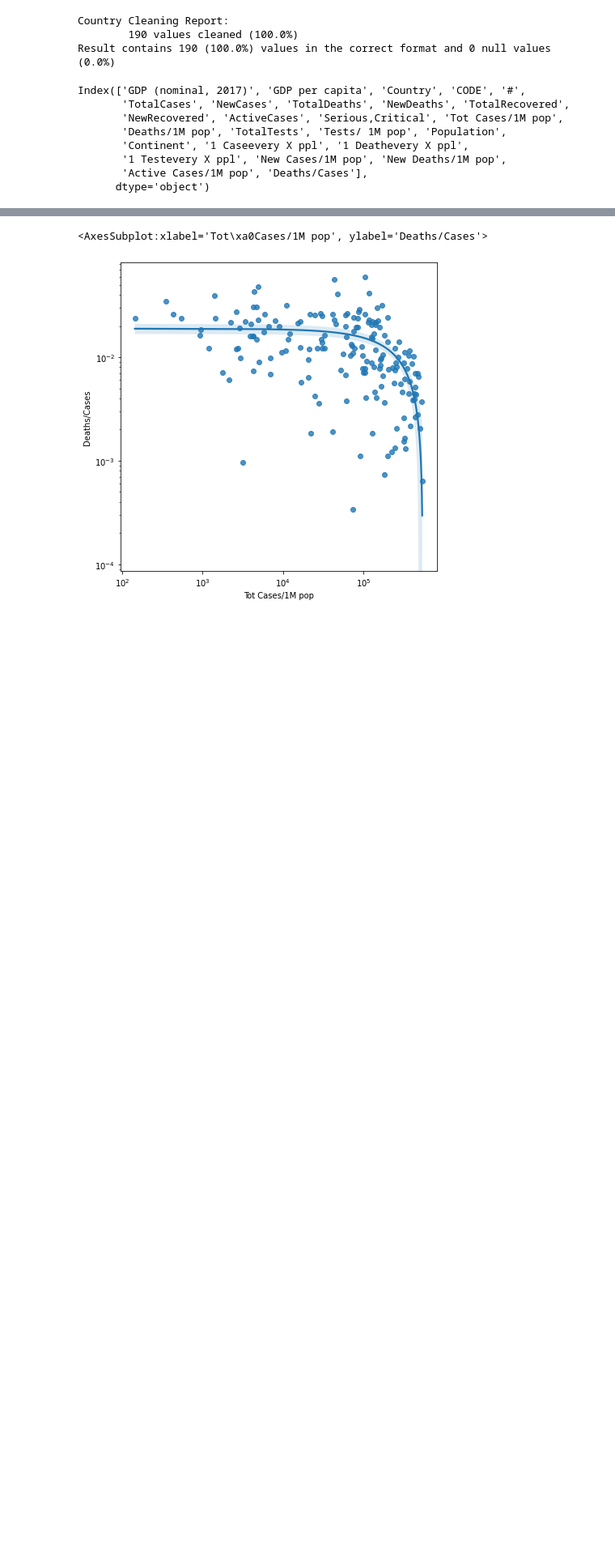
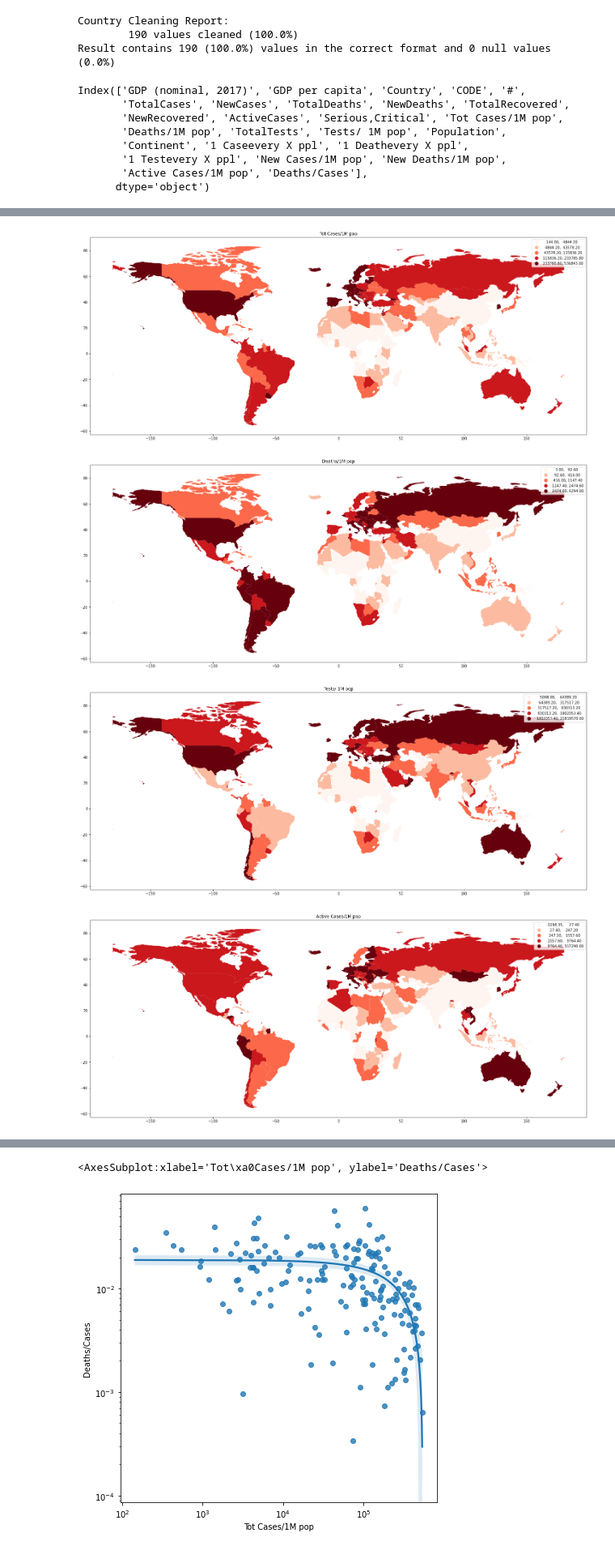
Before and after one commit to tonyvu1289/DV_lab01, a Jupyter notebook: duy.ipynb, the cells around one changed output, grey strips where cells are left out. Shown at 81% size. Cells and saved outputs as stored; diff of their text form; code cells hidden in the pictures; blank space fills up the shorter version.

```diff
--- a/duy.ipynb
+++ b/duy.ipynb
@@ -72,3 +72,24 @@ Index(['GDP (nominal, 2017)', 'GDP per capita', 'Country', 'CODE', '#',
       dtype='object')
 # %%
 df = df.dropna(axis=0,subset=['Deaths/1M pop','Tot\xa0Cases/1M pop'])
+# %%
+def world_map_visualize(df,column):
+    # first let us merge geopandas data with our data
+# 'naturalearth_lowres' is geopandas datasets so we can use it directly
+    world = geopandas.read_file(geopandas.datasets.get_path('naturalearth_lowres'))
+    # rename the columns so that we can merge with our data
+    world.columns=['pop_est', 'continent', 'name', 'CODE', 'gdp_md_est', 'geometry']
+    # then merge with our data
+    merge=pd.merge(world,df,on='CODE')
+    # last thing we need to do is - merge again with our location data which contains each country’s latitude and longitude
+    location=pd.read_csv('https://raw.githubusercontent.com/melanieshi0120/COVID-19_global_time_series_panel_data/master/data/countries_latitude_longitude.csv')
+    merge=merge.merge(location,on='name')
+    # plot confirmed cases world map
+    merge.plot(column=column, scheme="quantiles",
+           figsize=(25, 20),
+           legend=True,cmap='Reds')
+    plt.title(column)
+
+# add countries names and numbers
+
+    plt.show()
@@ -75,3 +116,11 @@ df = df.dropna(axis=0,subset=['Deaths/1M pop','Tot\xa0Cases/1M pop'])
+# %%
+for col in ['Tot\xa0Cases/1M pop','Deaths/1M pop', 'Tests/ 1M pop','Active Cases/1M pop']:
+    world_map_visualize(df,col)
+# %% [output]
+[figure, added]
+[figure, added]
+[figure, added]
+[figure, added]
 # %%
 # first let us merge geopandas data with our data
 # 'naturalearth_lowres' is geopandas datasets so we can use it directly
```
Also changed, not shown: parts of 4 cells of this notebook, 2 other files.
